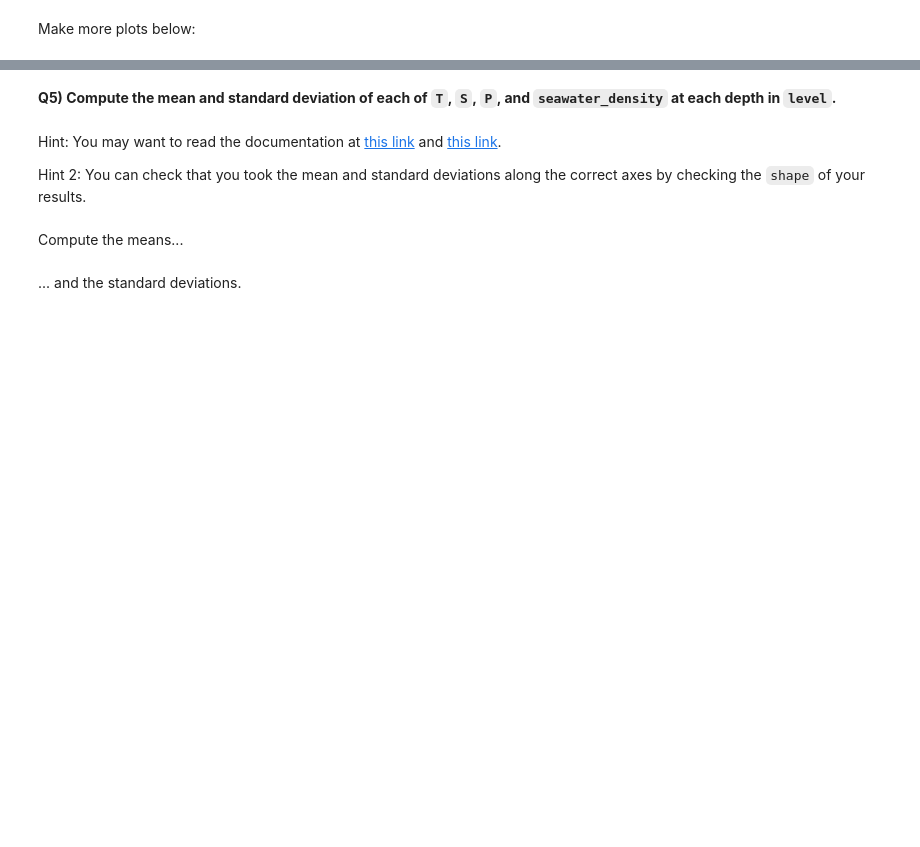
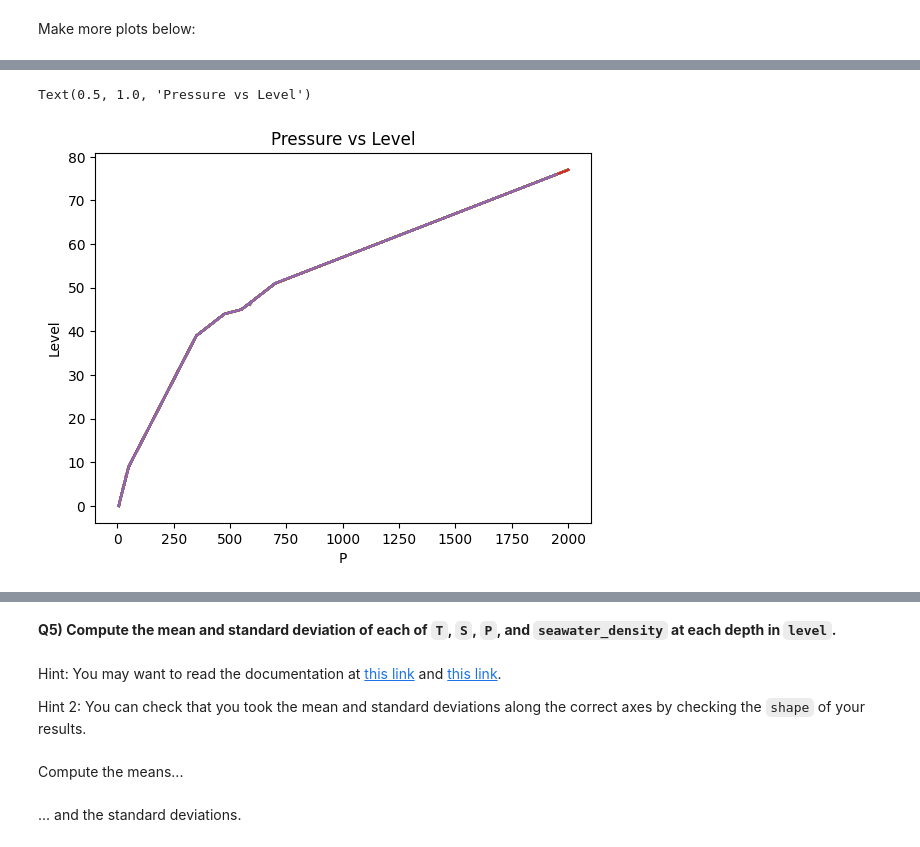
Before and after one commit to lynnbauerm/2025_Intro_Python, a Jupyter notebook: notebook/W2_S1.ipynb, the cells around one changed output, grey strips where cells are left out. Saved outputs shown, nothing was run; the diff lists cells and outputs as text; code cells hidden in the pictures; blank space fills up the shorter version.

```diff
--- a/notebook/W2_S1.ipynb
+++ b/notebook/W2_S1.ipynb
@@ -292,0 +304,8 @@ Make more plots below:
+# %%
+plt.plot(P, level);
+plt.xlabel('P')
+plt.ylabel('Level')
+plt.title('Pressure vs Level')
+# %% [output]
+Text(0.5, 1.0, 'Pressure vs Level')
+[figure, added]
```
Also changed, not shown: parts of 3 cells of this notebook.
